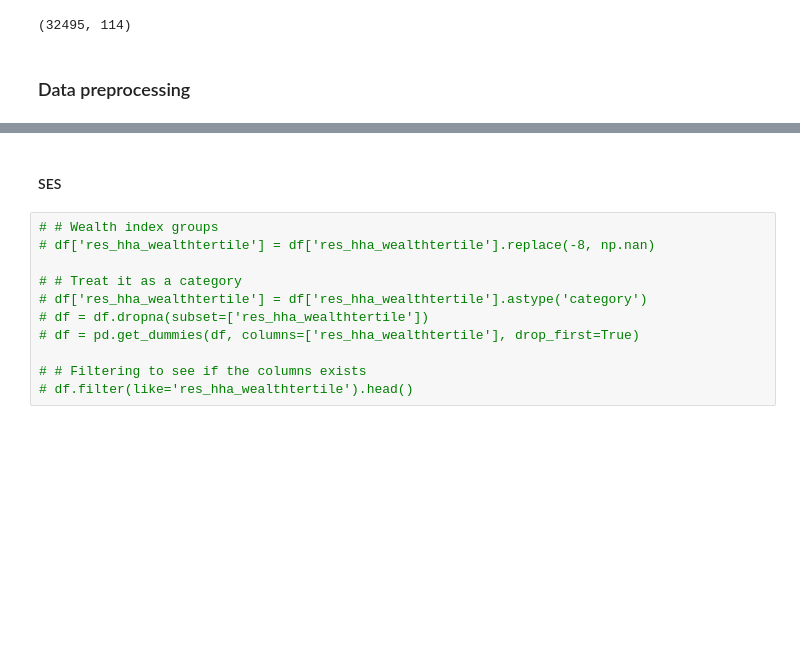
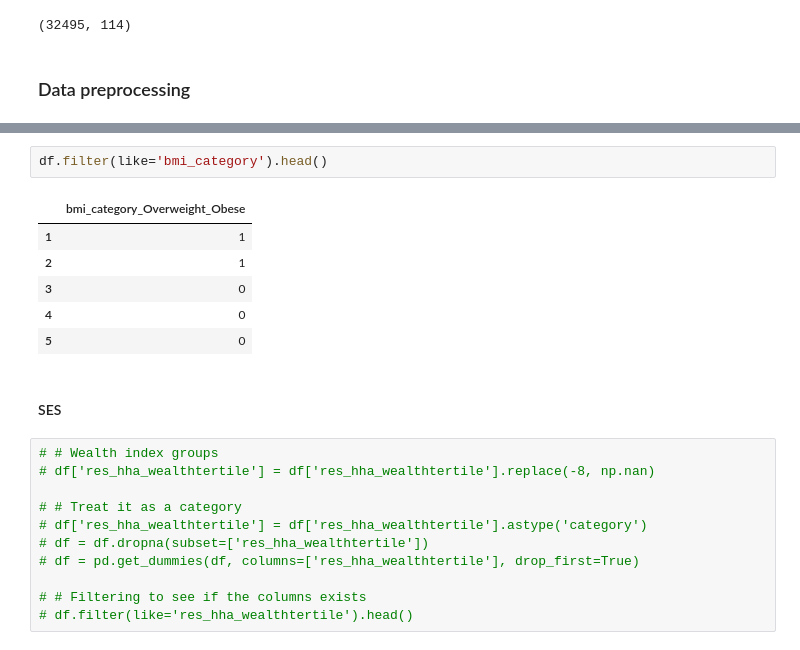
Before and after one commit to dmainagithub/stroke-work, a Jupyter notebook: notebooks/stroke_poisson_model_agincourt-multiple.ipynb, the cells around one changed output, grey strips where cells are left out. Cells and saved outputs as stored; diff of their text form; blank space fills up the shorter version.

```diff
--- a/notebooks/stroke_poisson_model_agincourt-multiple.ipynb
+++ b/notebooks/stroke_poisson_model_agincourt-multiple.ipynb
@@ -77,6 +82,15 @@ sex_binary
 1    13737
 0    10541
 Name: count, dtype: int64
+# %%
+df.filter(like='bmi_category').head()
+# %% [output]
+|  | bmi_category_Overweight_Obese |
+| 1 | 1 |
+| 2 | 1 |
+| 3 | 0 |
+| 4 | 0 |
+| 5 | 0 |
 # %% [markdown]
 #### SES
 # %%
```
Also changed, not shown: parts of 15 cells of this notebook, 1 other file.
